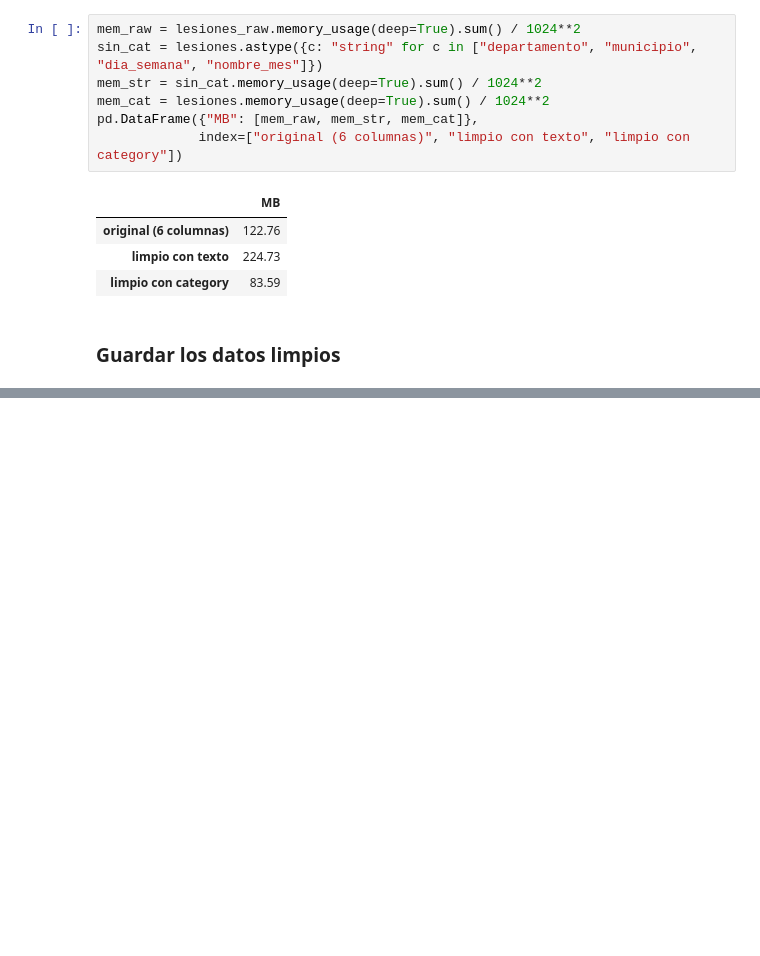
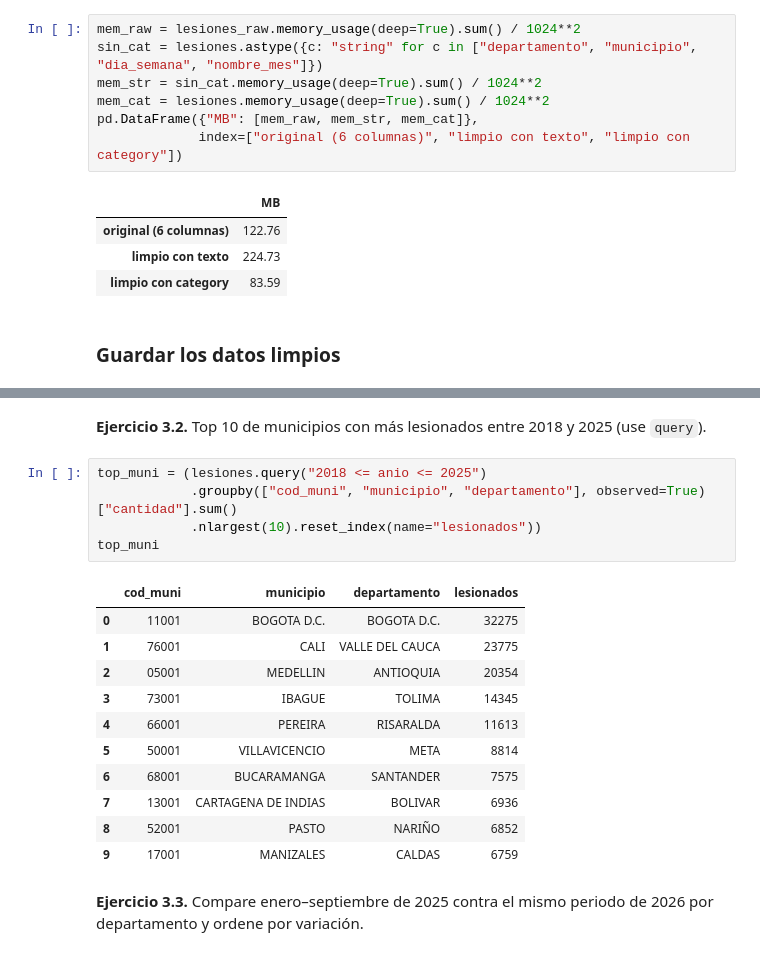
Before and after one commit to carlosantiz94-prog/siniestralidad-vial-ds, a Jupyter notebook: notebooks/pandas_labs.ipynb, the cells around one changed output, grey strips where cells are left out. Drawn from its saved outputs; the diff is of its cells as text; blank space fills up the shorter version.

```diff
--- a/notebooks/pandas_labs.ipynb
+++ b/notebooks/pandas_labs.ipynb
@@ -496,0 +753,21 @@ sorted(p.name for p in PROCESSED.glob("*.csv"))
+# %% [markdown]
+**Ejercicio 3.2.** Top 10 de municipios con más lesionados entre 2018 y 2025 (use `query`).
+# %%
+top_muni = (lesiones.query("2018 <= anio <= 2025")
+            .groupby(["cod_muni", "municipio", "departamento"], observed=True)["cantidad"].sum()
+            .nlargest(10).reset_index(name="lesionados"))
+top_muni
+# %% [output]
+|  | cod_muni | municipio | departamento | lesionados |
+| 0 | 11001 | BOGOTA D.C. | BOGOTA D.C. | 32275 |
+| 1 | 76001 | CALI | VALLE DEL CAUCA | 23775 |
+| 2 | 05001 | MEDELLIN | ANTIOQUIA | 20354 |
+| 3 | 73001 | IBAGUE | TOLIMA | 14345 |
+| 4 | 66001 | PEREIRA | RISARALDA | 11613 |
+| 5 | 50001 | VILLAVICENCIO | META | 8814 |
+| 6 | 68001 | BUCARAMANGA | SANTANDER | 7575 |
+| 7 | 13001 | CARTAGENA DE INDIAS | BOLIVAR | 6936 |
+| 8 | 52001 | PASTO | NARIÑO | 6852 |
+| 9 | 17001 | MANIZALES | CALDAS | 6759 |
+# %% [markdown]
+**Ejercicio 3.3.** Compare enero–septiembre de 2025 contra el mismo periodo de 2026 por departamento y ordene por variación.
```
Also changed, not shown: parts of 39 cells of this notebook, 2 other files.
